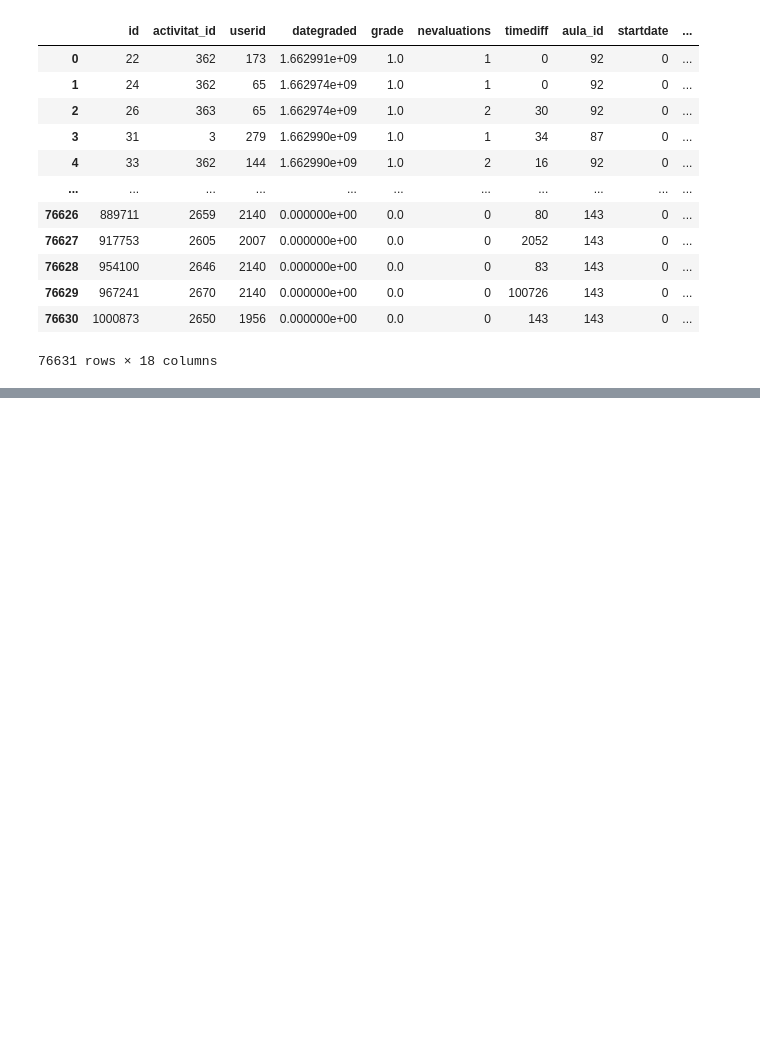
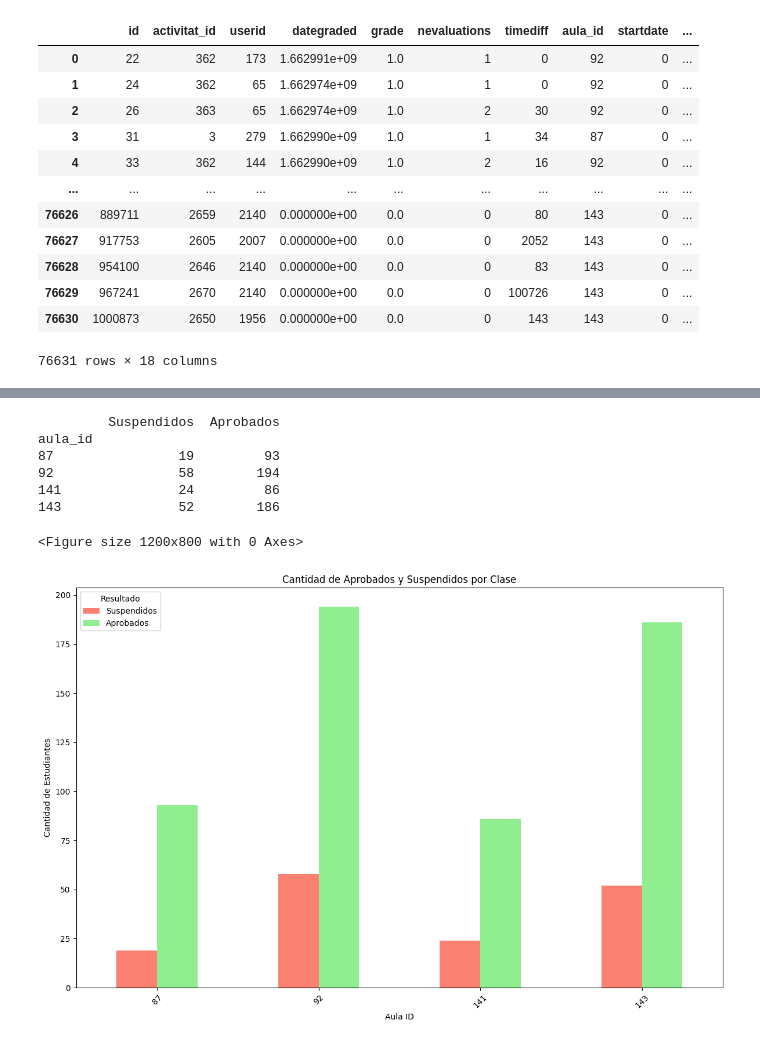
Before and after one commit to NIU1596830/Hackathon-Caronte-Challenge-UAB-2024, a Jupyter notebook: docs/main.ipynb, the cells around one changed output, grey strips where cells are left out. Saved outputs shown, nothing was run; the diff lists cells and outputs as text; code cells hidden in the pictures; blank space fills up the shorter version.

```diff
--- a/docs/main.ipynb
+++ b/docs/main.ipynb
@@ -218,9 +218,10 @@ activitats_clean = activitats.drop(labels=["activitat"], axis=1)
 # %%
 ## DATASET NOTES
 # CREAR COLUMNA AVALCONTINUA A PARTIR DE LOS NULL EN P_GRADE_DATE PARA SABER SI SON DE AVALUACIÓN CONTINUA O ÚNICA
-notes["avalContinua"] = notes['P_Grade_Date'].notnull()
+notes_clean = notes
+notes_clean["avalContinua"] = notes_clean['P_Grade_Date'].notnull()
 # BORREM LES DATES DELS EXAMENS I ELS CASOS ON 'F_Grade' SIGUI NULL
-notes_clean = notes.drop(labels=["P_Grade_Date"], axis=1)
+notes_clean = notes_clean.drop(labels=["P_Grade_Date"], axis=1)
 notes_clean = notes_clean.drop(labels=["F_Grade_Date"], axis=1)
 notes_clean = notes_clean.drop(labels=["R_Grade_Date"], axis=1)
 notes_clean = notes_clean.dropna(subset=['F_Grade', "R_Grade"], how="all")
@@ -446,0 +380,8 @@ NOTAS:
+# %%
+notes_clean["passed"] = (notes_clean["F_Grade"] >= 5) | (notes_clean["R_Grade"] >= 5)
+notes_clean["passedF"] = (notes_clean["F_Grade"] >= 5)
+notes_clean["passedR"] = (notes_clean["R_Grade"] >= 5)
+print(notes_clean)
+
+joined2_cleaned["passed"] = (joined2_cleaned["F_Grade"] >= 5) | (joined2_cleaned["R_Grade"] >= 5)
+joined2_cleaned
@@ -446,0 +419,30 @@ NOTAS:
+# %%
+notes_clean = notes_clean.drop_duplicates(subset=['aula_id', 'userid'], keep='first')
+
+# Contar aprobados y suspendidos por cada id_clase
+estadisticas_aprobados = notes_clean.groupby('aula_id')['passed'].value_counts().unstack(fill_value=0)
+estadisticas_aprobados.columns = ['Suspendidos', 'Aprobados']
+
+print(estadisticas_aprobados)
+
+# Crear un gráfico de barras para mostrar aprobados y suspendidos por clase una al lado de la otra
+plt.figure(figsize=(12, 8))
+estadisticas_aprobados.plot(kind='bar', color=['salmon', 'lightgreen'], figsize=(12, 8))
+
+plt.xlabel("Aula ID")
+plt.ylabel("Cantidad de Estudiantes")
+plt.title("Cantidad de Aprobados y Suspendidos por Clase")
+plt.legend(title="Resultado", labels=["Suspendidos", "Aprobados"])
+plt.xticks(rotation=45)
+plt.tight_layout()
+
+plt.show()
+# %% [output]
+         Suspendidos  Aprobados
+aula_id
+87                19         93
+92                58        194
+141               24         86
+143               52        186
+<Figure size 1200x800 with 0 Axes>
+[figure, added]
```
Also changed, not shown: parts of 12 cells of this notebook.
